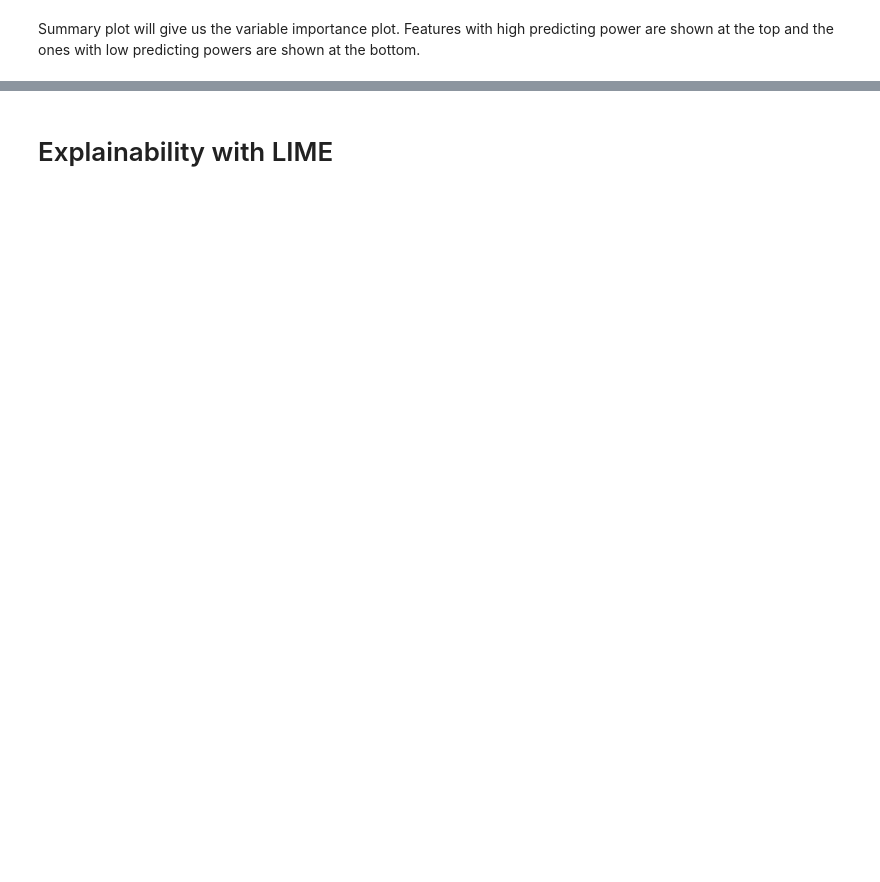
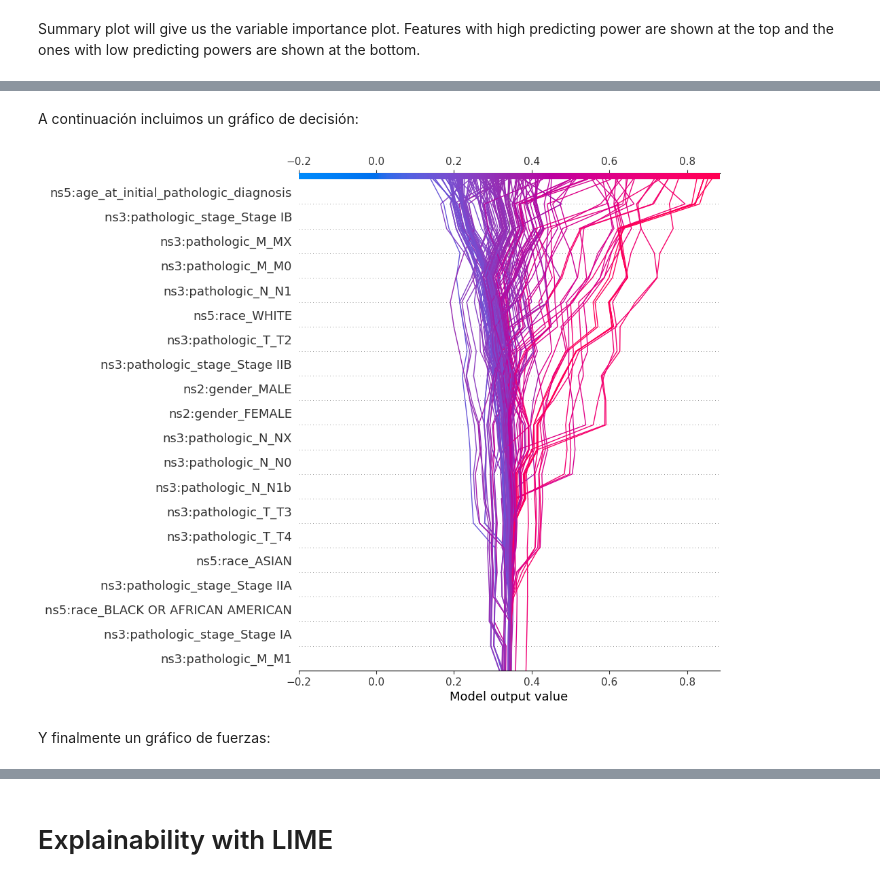
Before and after one commit to jrbobes/jrbobes-hitl-ml, a Jupyter notebook: PAAD_XAI_Local_Global.ipynb, the cells around one changed output, grey strips where cells are left out. Drawn from its saved outputs; the diff is of its cells as text; code cells hidden in the pictures; blank space fills up the shorter version.

```diff
--- a/PAAD_XAI_Local_Global.ipynb
+++ b/PAAD_XAI_Local_Global.ipynb
@@ -167,0 +255,9 @@ shap.summary_plot(shap_values[1], X_encoded)
+# %% [markdown]
+A continuación incluimos un gráfico de decisión:
+# %%
+i=1
+shap.decision_plot(explainerShap.expected_value[i], shap_values[i], feature_names = list(X_encoded.columns))
+# %% [output]
+[figure, added]
+# %% [markdown]
+Y finalmente un gráfico de fuerzas:
```
Also changed, not shown: parts of 17 cells of this notebook.
